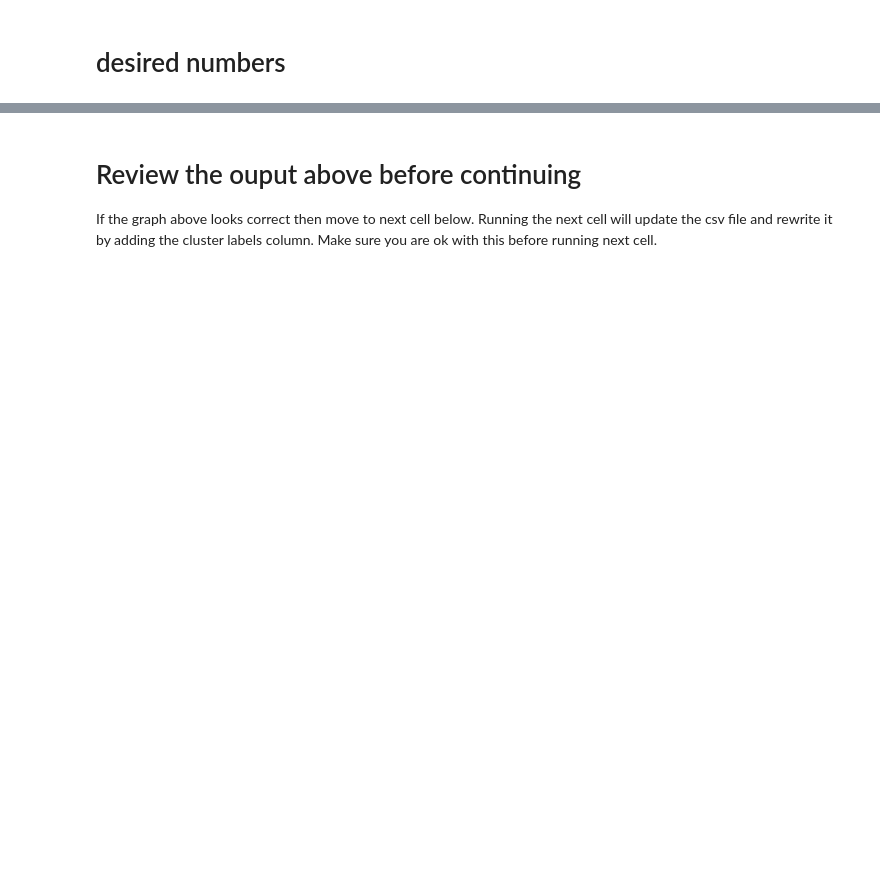
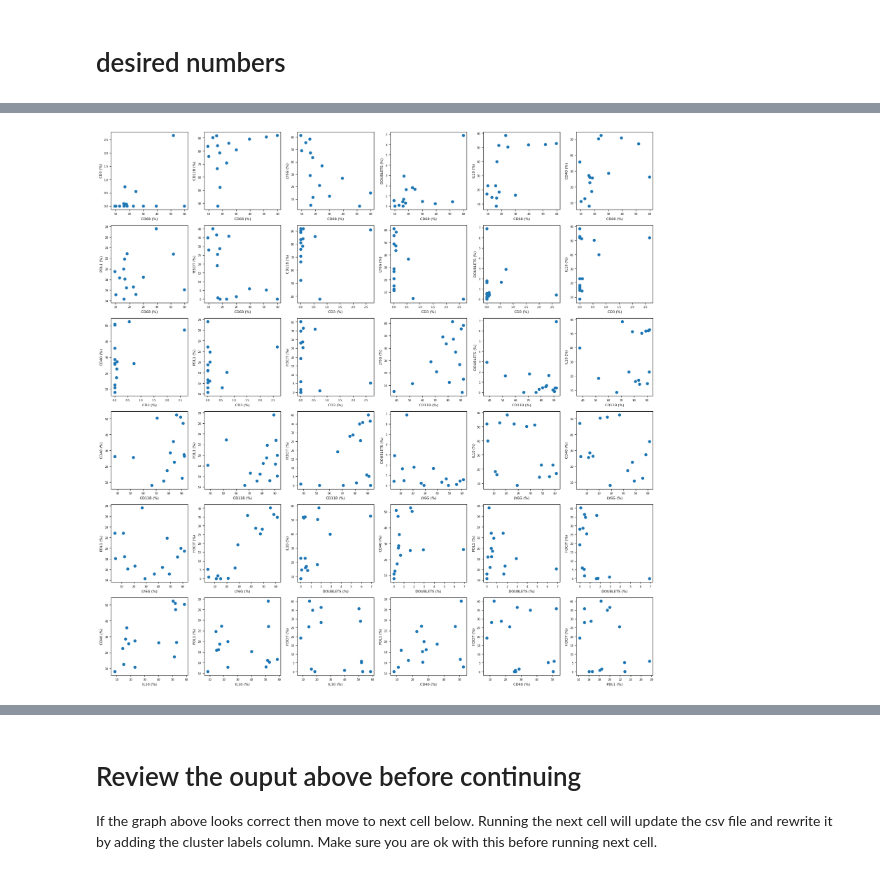
Before and after one commit to helclp/lab_proj1, a Jupyter notebook: sam_clusterer_rnd.ipynb, the cells around one changed output, grey strips where cells are left out. Cells and saved outputs as stored; diff of their text form; code cells hidden in the pictures; blank space fills up the shorter version.

```diff
--- a/sam_clusterer_rnd.ipynb
+++ b/sam_clusterer_rnd.ipynb
@@ -461,0 +517,32 @@ df.groupby('hdbscan_cluster').mean(numeric_only=True).drop(columns=['TIME','ID',
+# %%
+import itertools
+import math
+import matplotlib.pyplot as plt
+
+# Assume cluster_pct is your DataFrame from before, indexed by cluster
+stain_cols = [
+    'CD68 (%)', 'CD3 (%)', 'CD11B (%)', 'LY6G (%)', 'DOUBLETS (%)',
+    'IL10 (%)', 'CD40 (%)', 'PDL1 (%)', 'H3CIT (%)'
+]
+
+n = len(stain_cols)
+# Determine grid size (e.g. a square or nearly square)
+cols = rows = math.ceil(math.sqrt(n*(n-1)/2))
+
+fig, axes = plt.subplots(rows, cols, figsize=(cols*3, rows*3))
+axes = axes.flatten()
+
+for ax, (x_col, y_col) in zip(axes, itertools.combinations(stain_cols, 2)):
+    ax.scatter(cluster_pct[x_col], cluster_pct[y_col])
+    ax.set_xlabel(x_col, fontsize=8)
+    ax.set_ylabel(y_col, fontsize=8)
+    ax.tick_params(labelsize=6)
+
+# If there are unused subplots, turn them off
+for empty_ax in axes[len(list(itertools.combinations(stain_cols, 2))):]:
+    empty_ax.set_visible(False)
+
+plt.tight_layout()
+plt.show()
+# %% [output]
+[figure, added]
```
Also changed, not shown: parts of 23 cells of this notebook, 2 other files.
